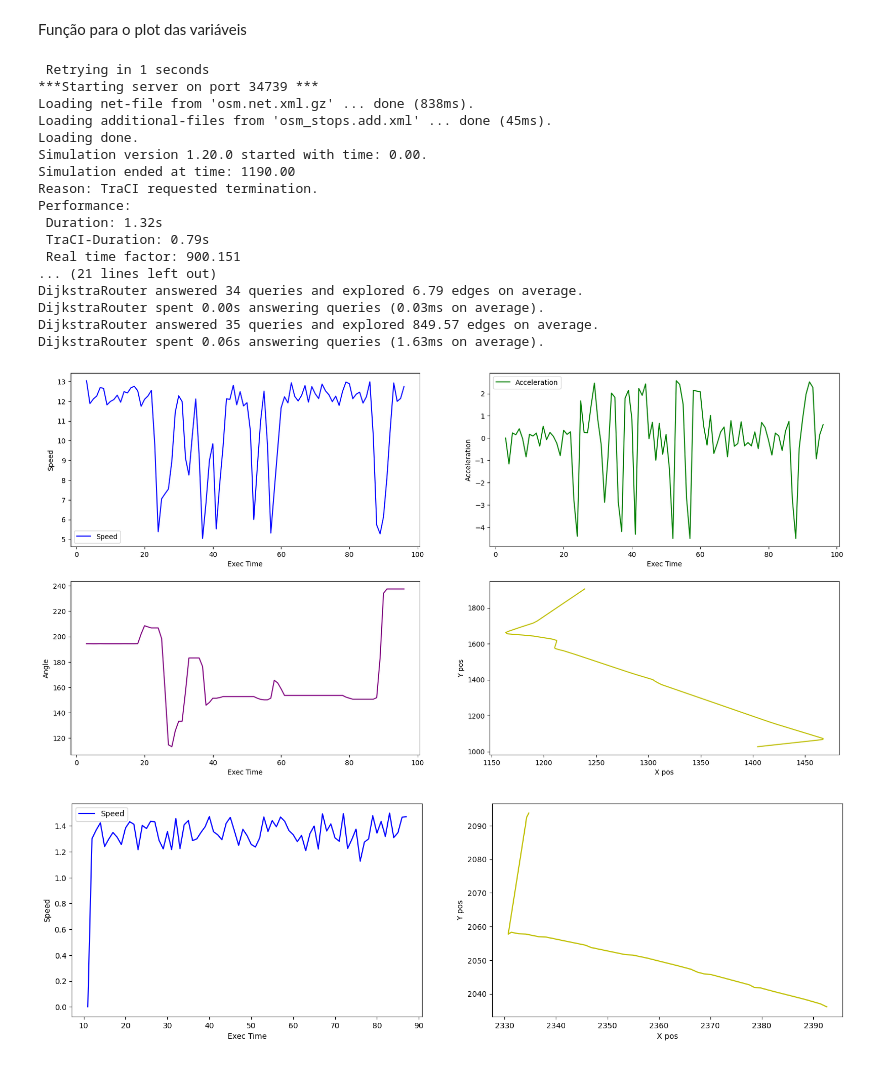
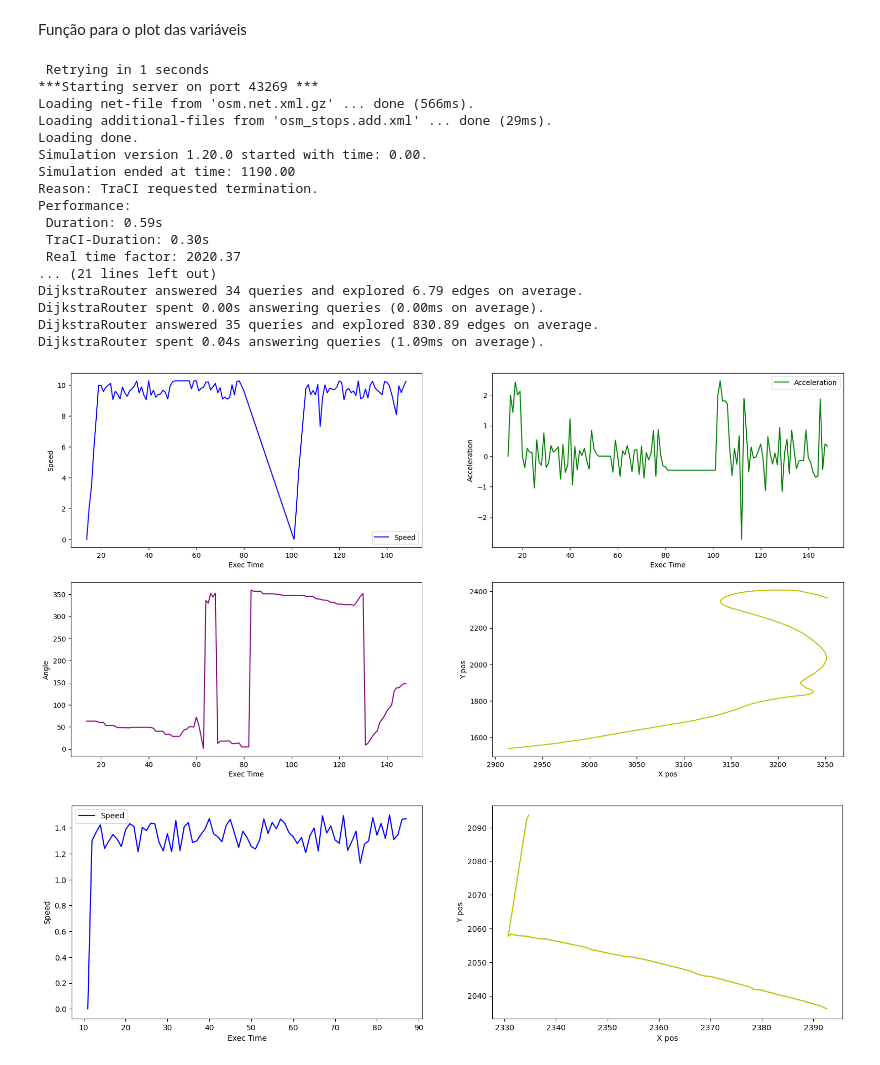
Before and after one commit to H-IAAC/sumo_data_synthesis, a Jupyter notebook: completo/notebook.ipynb, the cells around one changed output. Cells and saved outputs as stored; diff of their text form; code cells hidden in the pictures.

```diff
--- a/completo/notebook.ipynb
+++ b/completo/notebook.ipynb
@@ -23,6 +42,14 @@ Recebendo todas as variáveis para cada instante de execução e armazenando em
+# %%
+def slowDown(vehID, targetSpeed, duration):
+    # Slows down the vehicle to targetSpeed over the next duration seconds
+    if vehID in traci.vehicle.getIDList():
+        traci.vehicle.slowDown(vehID, targetSpeed, duration)
 # %%
-def get_all_variables(vehIDs, personIDs):
-    traci.start(["sumo", "-c", "osm.sumocfg"])
+def get_all_variables(vehIDs, personIDs, useGui=False):
+    if useGui:
+        traci.start(["sumo-gui", "-c", "osm.sumocfg"])
+    else:
+        traci.start(["sumo", "-c", "osm.sumocfg"])
     v_variables = {}
     p_variables = {}
     time = 0
@@ -38,6 +65,19 @@ def get_all_variables(vehIDs, personIDs):
         v_variables[time] = traci.vehicle.getAllSubscriptionResults().copy()
         p_variables[time] = traci.person.getAllSubscriptionResults().copy()
 
+        if time == 0:
+            setSpeedMode("veh7", 0b10000)
+
+        if time == 50:
+            traci.vehicle.setMaxSpeed("veh7", 20)
+            setSpeed("veh7", 20)
+
+        if time == 60:
+            setSpeed("veh7", -1)
+
+        if time == 80:
+            slowDown("veh7", 0, 20)
+
         time += 1
         traci.simulationStep()
 
@@ -109,37 +149,37 @@ def static_plots(variables, ID, isVehicle=True):
 
     plt.show()
 # %%
-vehIDs = ["veh0", "veh1"]
+vehIDs = ["veh0", "veh7"]
 personIDs = ["ped0", "ped1"]
 # %%
 try:
-    veh_variables, ped_variables = get_all_variables(vehIDs, personIDs)
+    veh_variables, ped_variables = get_all_variables(vehIDs, personIDs, useGui=False)
 except Exception as e:
     traci.close()
     print(f"An error occurred: {e}")
 # %% [output]
  Retrying in 1 seconds
-***Starting server on port 34739 ***
-Loading net-file from 'osm.net.xml.gz' ... done (838ms).
-Loading additional-files from 'osm_stops.add.xml' ... done (45ms).
+***Starting server on port 43269 ***
+Loading net-file from 'osm.net.xml.gz' ... done (566ms).
+Loading additional-files from 'osm_stops.add.xml' ... done (29ms).
 Loading done.
 Simulation version 1.20.0 started with time: 0.00.
 Simulation ended at time: 1190.00
 Reason: TraCI requested termination.
 Performance:
- Duration: 1.32s
- TraCI-Duration: 0.79s
- Real time factor: 900.151
+ Duration: 0.59s
+ TraCI-Duration: 0.30s
+ Real time factor: 2020.37
 ... (21 lines left out)
 DijkstraRouter answered 34 queries and explored 6.79 edges on average.
-DijkstraRouter spent 0.00s answering queries (0.03ms on average).
-DijkstraRouter answered 35 queries and explored 849.57 edges on average.
-DijkstraRouter spent 0.06s answering queries (1.63ms on average).
+DijkstraRouter spent 0.00s answering queries (0.00ms on average).
+DijkstraRouter answered 35 queries and explored 830.89 edges on average.
+DijkstraRouter spent 0.04s answering queries (1.09ms on average).
 # %%
 # Plot para o veículo 0
-static_plots(veh_variables, "veh1", True)
+static_plots(veh_variables, "veh7", True)
 # %% [output]
-[figure, old version]
+[figure, new version]
 # %%
 # Plot para o pedestre 0
 static_plots(ped_variables, "ped1", False)
```
Also changed, not shown: parts of 2 cells of this notebook, 10 other files.
